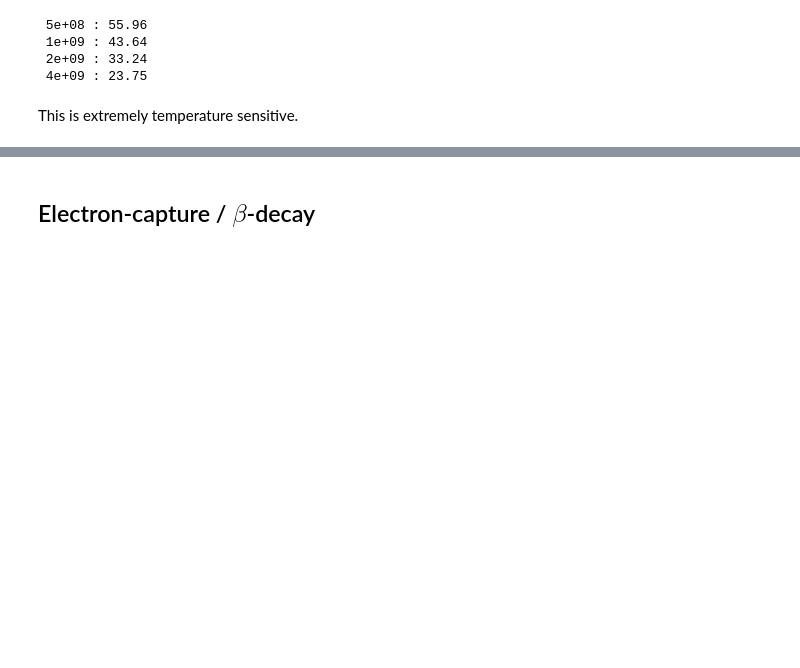
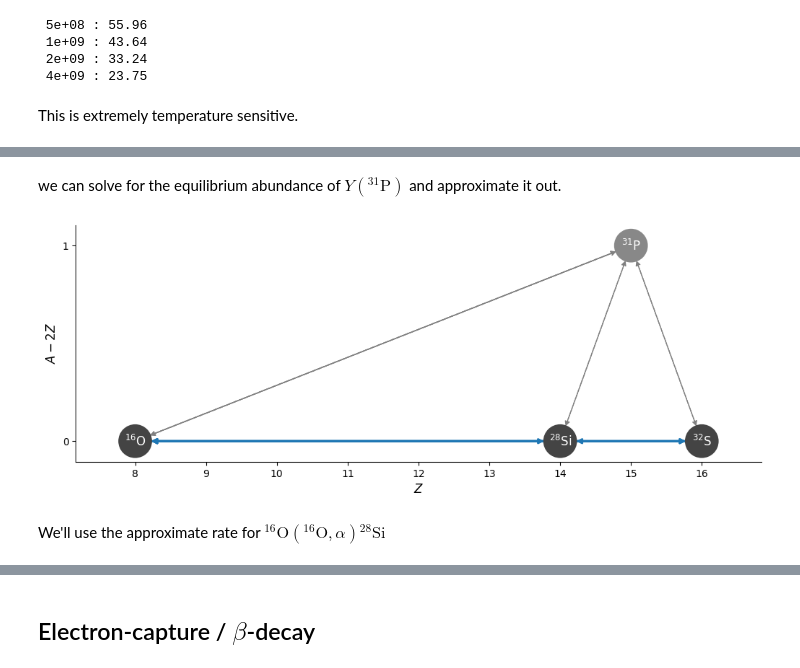
Before and after one commit to zingale/mesa-labs, a Jupyter notebook: docs/source/reactions.ipynb, the cells around one changed output, grey strips where cells are left out. Cells and saved outputs as stored; diff of their text form; code cells hidden in the pictures; blank space fills up the shorter version.

```diff
--- a/docs/source/reactions.ipynb
+++ b/docs/source/reactions.ipynb
@@ -175,0 +197,2 @@ This is extremely temperature sensitive.
+# %% [markdown]
+we can solve for the equilibrium abundance of $Y({}^{31}\mathrm{P})$ and approximate it out.
@@ -175,0 +202,6 @@ This is extremely temperature sensitive.
+# %%
+fig = net.plot(rotated=True, size=(1000, 400))
+# %% [output]
+[figure, added]
+# %% [markdown]
+We'll use the approximate rate for ${}^{16}\mathrm{O}({}^{16}\mathrm{O},\alpha){}^{28}\mathrm{Si}$
```
Also changed, not shown: parts of 15 cells of this notebook.
